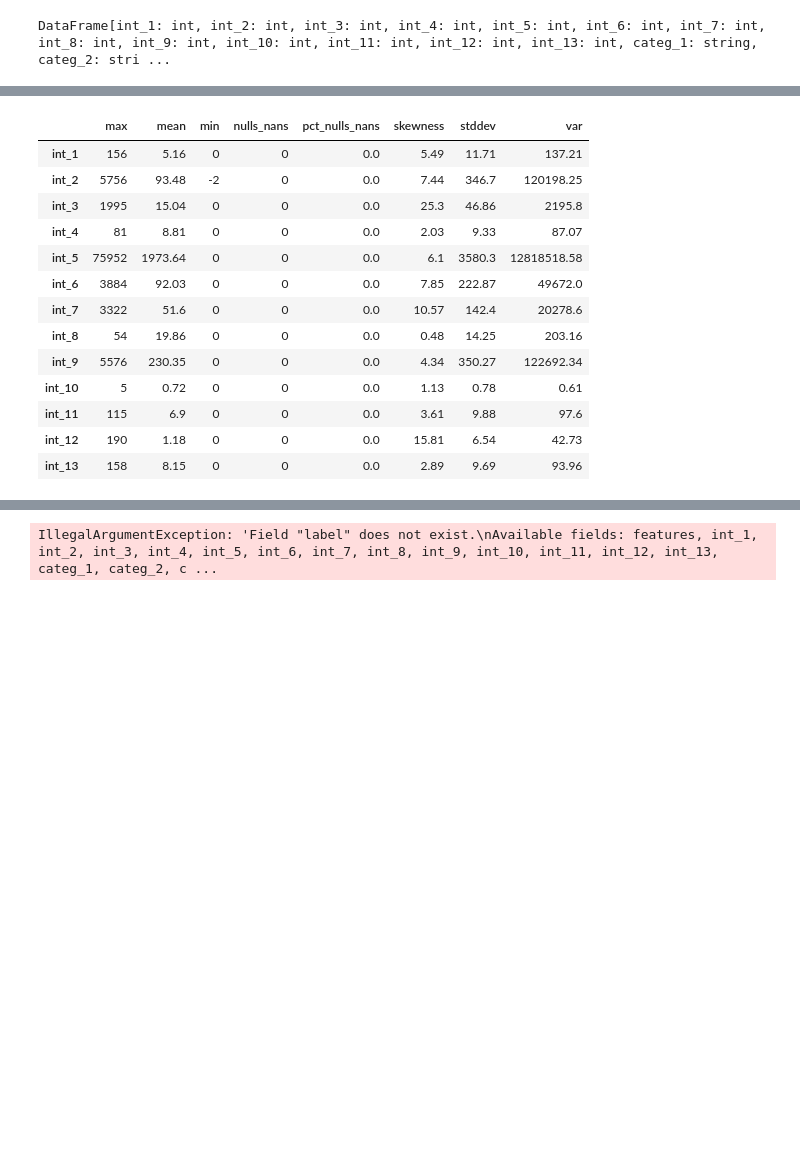
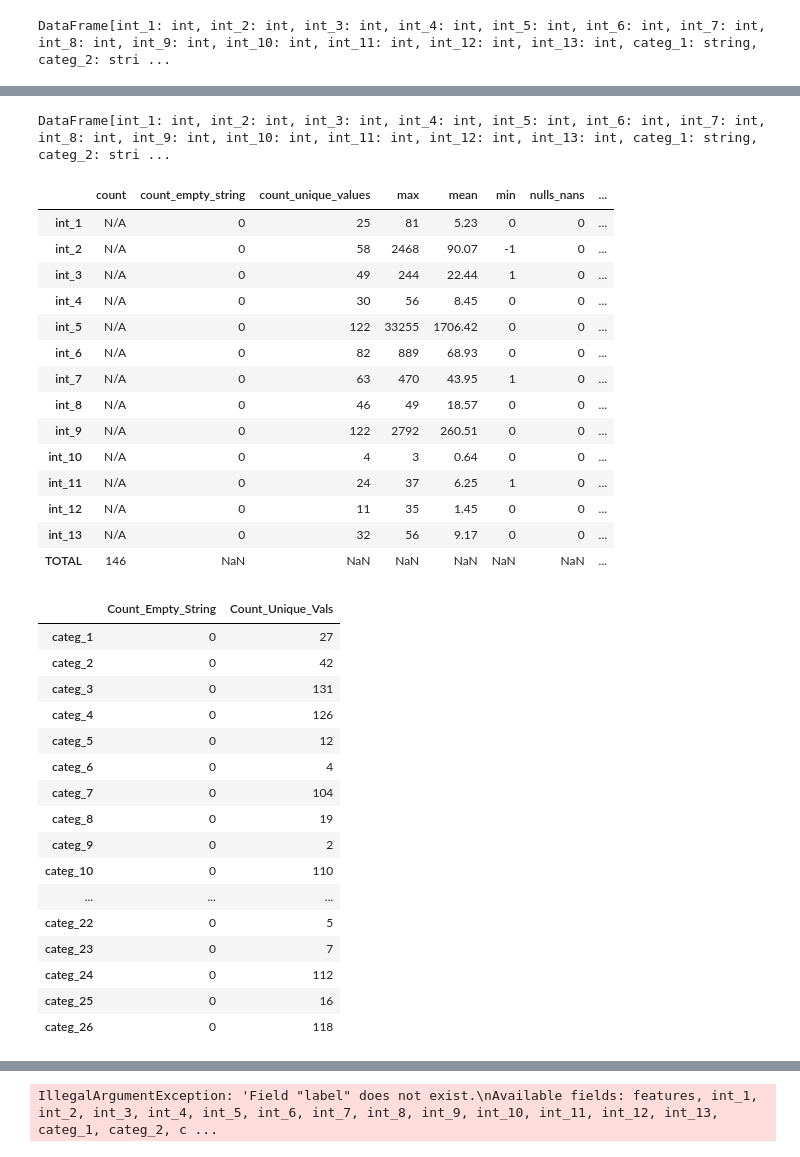
Before and after one commit to saurav-datta/click-through-rate-prediction-spark, a Jupyter notebook: W261-FinalProject-SauravDatta.ipynb, the cells around one changed output, grey strips where cells are left out. Drawn from its saved outputs; the diff is of its cells as text; code cells hidden in the pictures; blank space fills up the shorter version.

```diff
--- a/W261-FinalProject-SauravDatta.ipynb
+++ b/W261-FinalProject-SauravDatta.ipynb
@@ -115,5 +127,5 @@ def f_check_null(data, column):
 # %%
-def f_display_stats(data):
+def f_display_stats_int(data):
     dict1={}
     countTotal = data.count()
     for colname in [item[0] for item in data.dtypes if item[1].startswith('int')]:
@@ -129,7 +141,12 @@ def f_display_stats(data):
         dict1[colname]['skewness'] = str(round(skewness,2))
         dict1[colname]['nulls_nans'] = str(count_nulls)
         dict1[colname]['pct_nulls_nans'] = str(round(float(count_nulls/countTotal*100),2))
-    #Transposing dataframe to keep column names as rows
+        dict1[colname]['count_empty_string'] = str(data.filter(data[colname] == "").count())
+        dict1[colname]['count_unique_values'] = str(data.select([colname]).distinct().count())
+        dict1[colname]['count'] = 'N/A'
+    dict1['TOTAL']={}
+    dict1['TOTAL']['count'] = str(data.count())
+   #Transposing dataframe to keep column names as rows
     display(HTML(pd.DataFrame(dict1).T.to_html( )))
 # %%
 #Create dataframe from RDD
@@ -145,7 +162,8 @@ def f_cast_str_to_int(df, integer_col_list):
 #Removing rows where at least one column has empty string
 def f_remove_empty_string(df, categ_col_list):
     for categ_col in categ_col_list:
-        df = df.filter(col(categ_col) != "")
+        df = df.filter(df[categ_col] != "")
+        #df = df.filter(col(categ_col) != "")
     return df
 # %%
 #Converting categorical variables to one-hot encoding
@@ -241,0 +244,7 @@ trainsubsetDF.count()
+# %%
+#Creating a subset for toy example
+#intSubColList=["int_1","int_2"]
+#categSubColList=["categ_1","categ_2"]
+trainsubsetDF=trainDF.sample( withReplacement=True,fraction=0.0002,seed=1)
+trainsubsetDF.cache()
+trainsubsetDF.count()
@@ -242,23 +259,48 @@ trainsubsetDF.count()
 # %%
 #Removing rows where at least one column has empty string
-
+trainsubsetDF = trainsubsetDF.dropna()
+testsubsetDF  = testsubsetDF.dropna()
 trainsubsetDF= f_remove_empty_string(trainsubsetDF, categColList)
 testsubsetDF= f_remove_empty_string(testsubsetDF, categColList)
+# %%
+trainsubsetDF.cache()
+testsubsetDF.cache()
+# %% [output]
+DataFrame[int_1: int, int_2: int, int_3: int, int_4: int, int_5: int, int_6: int, int_7: int, int_8: int, int_9: int, int_10: int, int_11: int, int_12: int, int_13: int, categ_1: string, categ_2: stri ...
 # %%
 %%time
-f_display_stats(trainsubsetDF)
+f_display_stats_int(trainsubsetDF)
+f_display_stats_categ(trainsubsetDF, categColList)
 # %% [output]
-|  | max | mean | min | nulls_nans | pct_nulls_nans | skewness | stddev | var |
-| int_1 | 156 | 5.16 | 0 | 0 | 0.0 | 5.49 | 11.71 | 137.21 |
-| int_2 | 5756 | 93.48 | -2 | 0 | 0.0 | 7.44 | 346.7 | 120198.25 |
-| int_3 | 1995 | 15.04 | 0 | 0 | 0.0 | 25.3 | 46.86 | 2195.8 |
-| int_4 | 81 | 8.81 | 0 | 0 | 0.0 | 2.03 | 9.33 | 87.07 |
-| int_5 | 75952 | 1973.64 | 0 | 0 | 0.0 | 6.1 | 3580.3 | 12818518.58 |
-| int_6 | 3884 | 92.03 | 0 | 0 | 0.0 | 7.85 | 222.87 | 49672.0 |
-| int_7 | 3322 | 51.6 | 0 | 0 | 0.0 | 10.57 | 142.4 | 20278.6 |
-| int_8 | 54 | 19.86 | 0 | 0 | 0.0 | 0.48 | 14.25 | 203.16 |
-| int_9 | 5576 | 230.35 | 0 | 0 | 0.0 | 4.34 | 350.27 | 122692.34 |
-| int_10 | 5 | 0.72 | 0 | 0 | 0.0 | 1.13 | 0.78 | 0.61 |
-| int_11 | 115 | 6.9 | 0 | 0 | 0.0 | 3.61 | 9.88 | 97.6 |
-| int_12 | 190 | 1.18 | 0 | 0 | 0.0 | 15.81 | 6.54 | 42.73 |
-| int_13 | 158 | 8.15 | 0 | 0 | 0.0 | 2.89 | 9.69 | 93.96 |
+|  | count | count_empty_string | count_unique_values | max | mean | min | nulls_nans | ... |
+| int_1 | N/A | 0 | 25 | 81 | 5.23 | 0 | 0 | ... |
+| int_2 | N/A | 0 | 58 | 2468 | 90.07 | -1 | 0 | ... |
+| int_3 | N/A | 0 | 49 | 244 | 22.44 | 1 | 0 | ... |
+| int_4 | N/A | 0 | 30 | 56 | 8.45 | 0 | 0 | ... |
+| int_5 | N/A | 0 | 122 | 33255 | 1706.42 | 0 | 0 | ... |
+| int_6 | N/A | 0 | 82 | 889 | 68.93 | 0 | 0 | ... |
+| int_7 | N/A | 0 | 63 | 470 | 43.95 | 1 | 0 | ... |
+| int_8 | N/A | 0 | 46 | 49 | 18.57 | 0 | 0 | ... |
+| int_9 | N/A | 0 | 122 | 2792 | 260.51 | 0 | 0 | ... |
+| int_10 | N/A | 0 | 4 | 3 | 0.64 | 0 | 0 | ... |
+| int_11 | N/A | 0 | 24 | 37 | 6.25 | 1 | 0 | ... |
+| int_12 | N/A | 0 | 11 | 35 | 1.45 | 0 | 0 | ... |
+| int_13 | N/A | 0 | 32 | 56 | 9.17 | 0 | 0 | ... |
+| TOTAL | 146 | NaN | NaN | NaN | NaN | NaN | NaN | ... |
+|  | Count_Empty_String | Count_Unique_Vals |
+| categ_1 | 0 | 27 |
+| categ_2 | 0 | 42 |
+| categ_3 | 0 | 131 |
+| categ_4 | 0 | 126 |
+| categ_5 | 0 | 12 |
+| categ_6 | 0 | 4 |
+| categ_7 | 0 | 104 |
+| categ_8 | 0 | 19 |
+| categ_9 | 0 | 2 |
+| categ_10 | 0 | 110 |
+| ... | ... | ... |
+| categ_22 | 0 | 5 |
+| categ_23 | 0 | 7 |
+| categ_24 | 0 | 112 |
+| categ_25 | 0 | 16 |
+| categ_26 | 0 | 118 |
```
Also changed, not shown: parts of 40 cells of this notebook.
